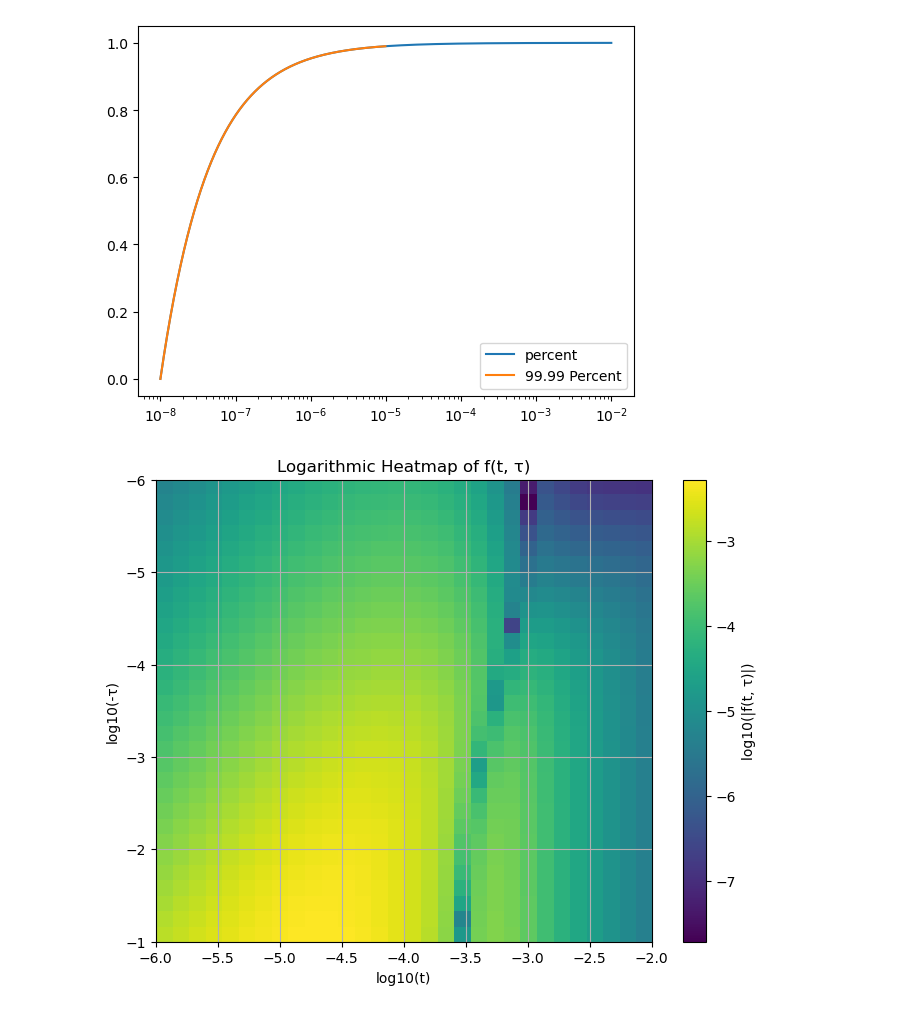
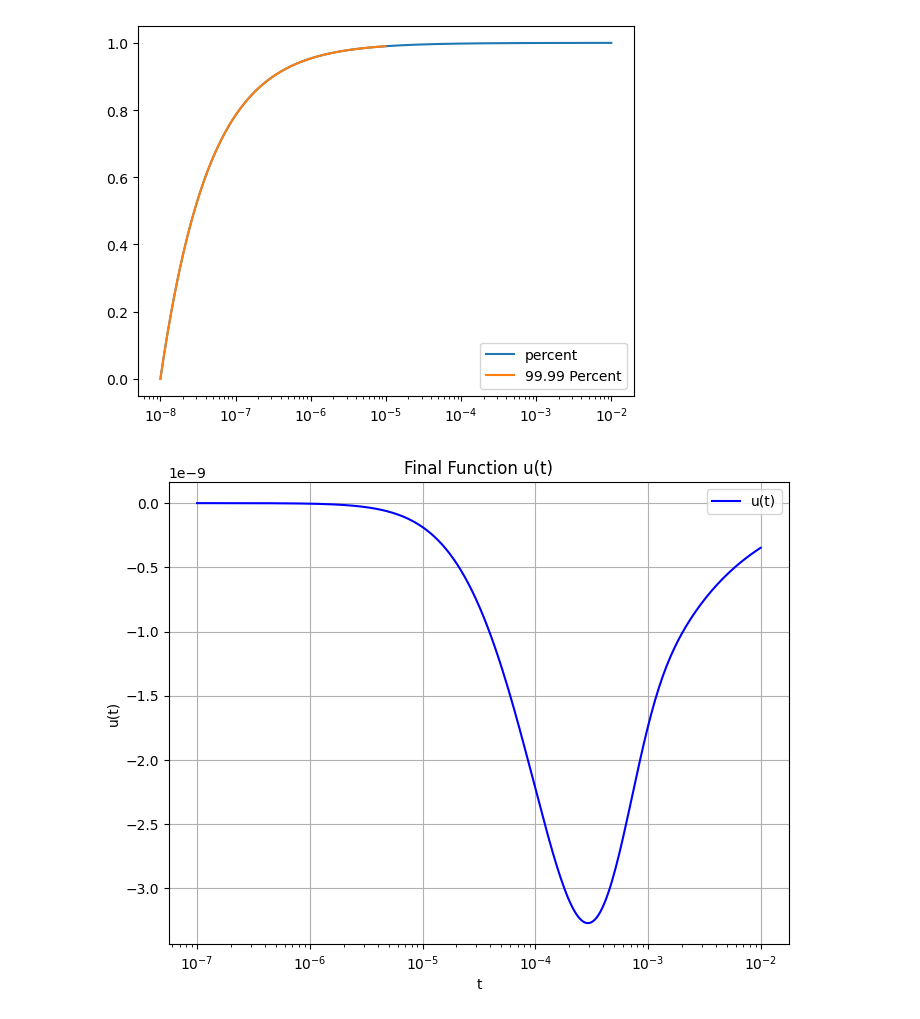
Before and after one commit to mcthumann/Brownian_Data_Analysis, a Jupyter notebook: scripts/how_long_to_look.ipynb, the cells around one changed output. Drawn from its saved outputs; the diff is of its cells as text; code cells hidden in the pictures.

Commit message:
laplace and back

```diff
--- a/scripts/how_long_to_look.ipynb
+++ b/scripts/how_long_to_look.ipynb
@@ -30,6 +28,7 @@ import numpy as np
 import mpmath as mp
 from scipy.integrate import quad
 import matplotlib.pyplot as plt
+from scipy import constants
 
 # Set mpmath precision for numerical inverse Laplace transform
 mp.dps = 15
@@ -39,123 +38,86 @@ radius = 2.639e-6
 rho_f = 789
 rho_p = 4200
 eta = 0.36e-3
-v_0 = 0.0003
+v_0 = 0.0001
+temp = 293
 mass = 4/3 * np.pi * radius**3 * rho_p + 2/3 * np.pi * radius**3 * rho_f
+roots = [108.66994871+196.31569885j, 108.66994871-196.31569885j,
+             -9.77032846 +66.56826441j,  -9.77032846 -66.56826441j]
 
-# Define the Laplace space function F(s, tau)
+# Laplace space function F(s, tau)
 def F(s, tau):
-    roots = [108.66994871+196.31569885j, 108.66994871-196.31569885j,
-             -9.77032846 +66.56826441j,  -9.77032846 -66.56826441j]
-    # Convert s and tau to mpmath for complex arithmetic
+    # mpmath for complex arithmetic
     s = mp.mpc(s)
     tau = mp.mpf(tau)
-    # Compute denominator D
+
     D = (roots[0] + mp.sqrt(s)) * (roots[1] + mp.sqrt(s)) * (roots[2] + mp.sqrt(s)) * (roots[3] + mp.sqrt(s))
-    # Compute numerator for negative tau
+
     inv =  2/mp.sqrt(-tau) - 2 * (mp.exp(-tau*s) * mp.sqrt(s) * mp.sqrt(mp.pi) * mp.erfc(mp.sqrt(-tau*s)))
     return inv / D
 
-def F2(s, tau):
-    roots = [108.66994871+196.31569885j, 108.66994871-196.31569885j,
-             -9.77032846 +66.56826441j,  -9.77032846 -66.56826441j]
-    # Convert s and tau to mpmath for complex arithmetic
-    s = mp.mpc(s)
-    tau = mp.mpf(tau)
-    # Compute denominator D
-    D = (roots[0] + mp.sqrt(s)) * (roots[1] + mp.sqrt(s)) * (roots[2] + mp.sqrt(s)) * (roots[3] + mp.sqrt(s))
-    # Compute numerator for negative tau
-    inv = 2/mp.sqrt(-tau)
-    return inv / D
-
-# Define the multiplier function h(tau)
+# Other piece of integrand
 def h(tau):
-    prefactor = 6 * radius**2 * np.sqrt(np.pi * rho_f * eta) * (1/mass)
+    prefactor = 6 * radius**2 * np.sqrt(np.pi * rho_f * eta) * (1/mass) * .5
     return prefactor * v_0
 
-# Define the inverse Laplace transform f(t, tau)
+# inverse Laplace transform f(t, tau)
 def f(t, tau):
-    # Wrap F(s, tau) for mpmath's invertlaplace
     def F_s(s):
         return F(s, tau)
-    # Compute numerical inverse Laplace transform using Talbot method
+    # numerical inverse Laplace transform using Talbot method
     result = mp.invertlaplace(F_s, t, method='talbot')
-    # Convert to float, handling small imaginary parts
     return float(mp.re(result))
 
-# Define the inverse Laplace transform f(t, tau)
-def f2(t, tau):
-    # Wrap F(s, tau) for mpmath's invertlaplace
-    def F_s(s):
-        return F2(s, tau)
-    # Compute numerical inverse Laplace transform using Talbot method
-    result = mp.invertlaplace(F_s, t, method='talbot')
-    # Convert to float, handling small imaginary parts
-    return float(mp.re(result))
-
-# Define the integrand g(t, tau) = f(t, tau) * h(tau)
+# integrand
 def g(t, tau):
     return f(t, tau) * h(tau)
 
-# Compute the final function u(t) by integrating over tau
+# final function u(t) by integrating over tau
 def u(t):
-    # Integrate from tauMax to tauMin (since -1e-6 > -1e-4)
-    result, _ = quad(lambda tau: g(t, tau), tauMax, tauMin, epsabs=1e-10, epsrel=1e-10)
+    # Integrate from tauMax to tauMin
+    result, _ = quad(lambda tau: g(t, tau), tauMax, tauMin, epsabs=1e-16, epsrel=1e-16)
     return result
 
-# Define ranges for t and tau
-tMin = 1e-6
+tMin = 1e-7
 tMax = 1e-2
-tauMin = -1e-1  # Negative tau
-tauMax = -1e-6  # Negative tau, larger value
+tauMin = -1e-1
+tauMax = -1e-6
 
-# Create logarithmic grid for visualization of f(t, tau)
-nPoints = 30  # Grid size (30x30)
-tGrid = np.logspace(np.log10(tMin), np.log10(tMax), nPoints)
-# Logarithmic spacing for negative tau: use positive magnitudes and negate
-tauGrid = -np.logspace(np.log10(-tauMin), np.log10(-tauMax), nPoints)[::-1]  # Reverse to go from -1e-6 to -1e-4
-T, Tau = np.meshgrid(tGrid, tauGrid)
+#
+# # Create logarithmic grid for visualization of f(t, tau)
+# nPoints = 30  # Grid size (30x30)
+# tGrid = np.logspace(np.log10(tMin), np.log10(tMax), nPoints)
+# # Logarithmic spacing for negative tau: use positive magnitudes and negate
+# tauGrid = -np.logspace(np.log10(-tauMin), np.log10(-tauMax), nPoints)[::-1]  # Reverse to go from -1e-6 to -1e-4
+# T, Tau = np.meshgrid(tGrid, tauGrid)
 
 # # Compute f(t, tau) on the grid
 # fGrid = np.vectorize(f)(T, Tau)
-#
-# # Compute f(t, tau) on the grid
-# f2Grid = np.vectorize(f2)(T, Tau)
 #
 # # Create heatmap for f(t, tau) with logarithmic color scale
 # plt.figure(figsize=(8, 6))
 # plt.imshow(np.log10(np.abs(fGrid + 1e-10)), origin='lower',
 #            extent=[np.log10(tMin), np.log10(tMax), np.log10(-tauMin), np.log10(-tauMax)],
 #            cmap='viridis', aspect='auto')
 # plt.colorbar(label='log10(|f(t, τ)|)')
 # plt.xlabel('log10(t)')
 # plt.ylabel('log10(-τ)')
 # plt.title('Logarithmic Heatmap of f(t, τ)')
 # plt.grid(True)
 # plt.show()
-# # Create heatmap for f(t, tau) with logarithmic color scale
-# plt.figure(figsize=(8, 6))
-# plt.imshow(np.log10(np.abs(f2Grid + 1e-10)), origin='lower',
-#            extent=[np.log10(tMin), np.log10(tMax), np.log10(-tauMin), np.log10(-tauMax)],
-#            cmap='viridis', aspect='auto')
-# plt.colorbar(label='log10(|f(t, τ)|)')
-# plt.xlabel('log10(t)')
-# plt.ylabel('log10(-τ)')
-# plt.title('Logarithmic Heatmap of f(t, τ)')
-# plt.grid(True)
-# plt.show()
 
 # Compute u(t) for plotting
-tPoints = np.logspace(np.log10(tMin), np.log10(tMax), 100)  # Logarithmic t-points
+tPoints = np.logspace(np.log10(tMin), np.log10(tMax), 300)  # Logarithmic t-points
 uValues = [u(t) for t in tPoints]
 
 # Plot u(t) with logarithmic t-axis
 plt.figure(figsize=(8, 6))
 plt.semilogx(tPoints, uValues, '-b', label='u(t)')
 plt.xlabel('t')
 plt.ylabel('u(t)')
 plt.title('Final Function u(t)')
 plt.grid(True)
 plt.legend()
 plt.show()
 # %% [output]
-[figure, old version]
+[figure, new version]
```
Also changed, not shown: parts of 4 cells of this notebook.
